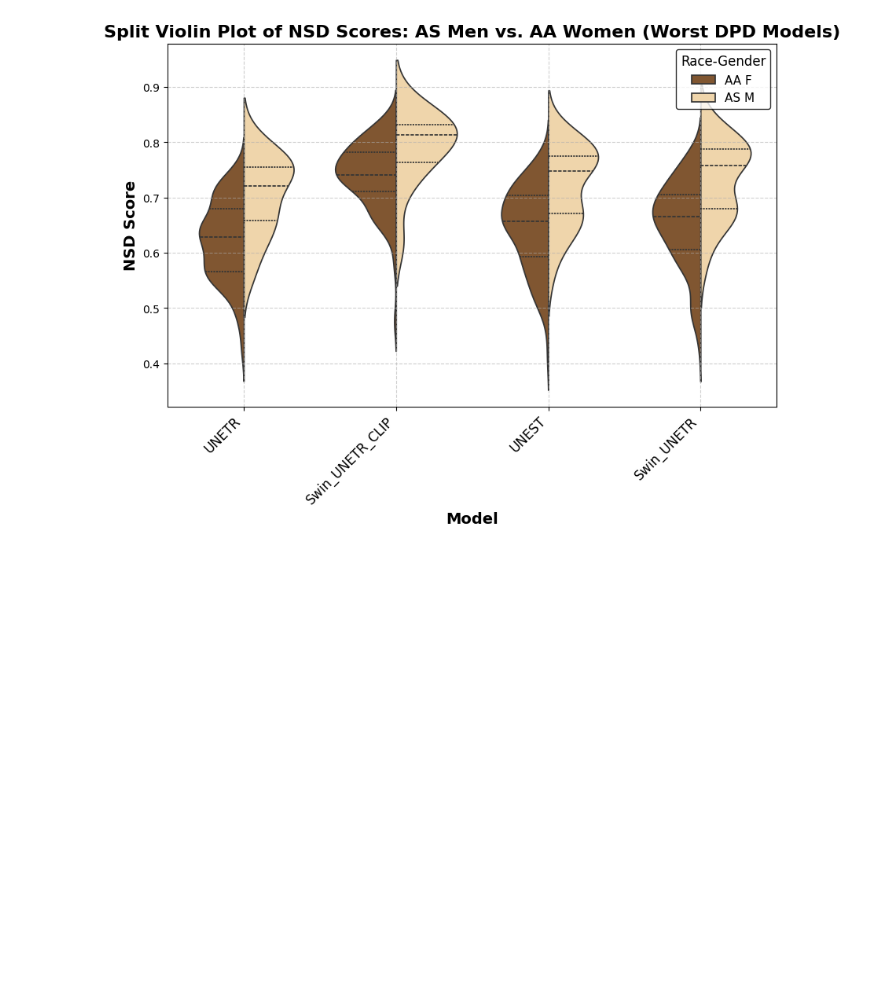
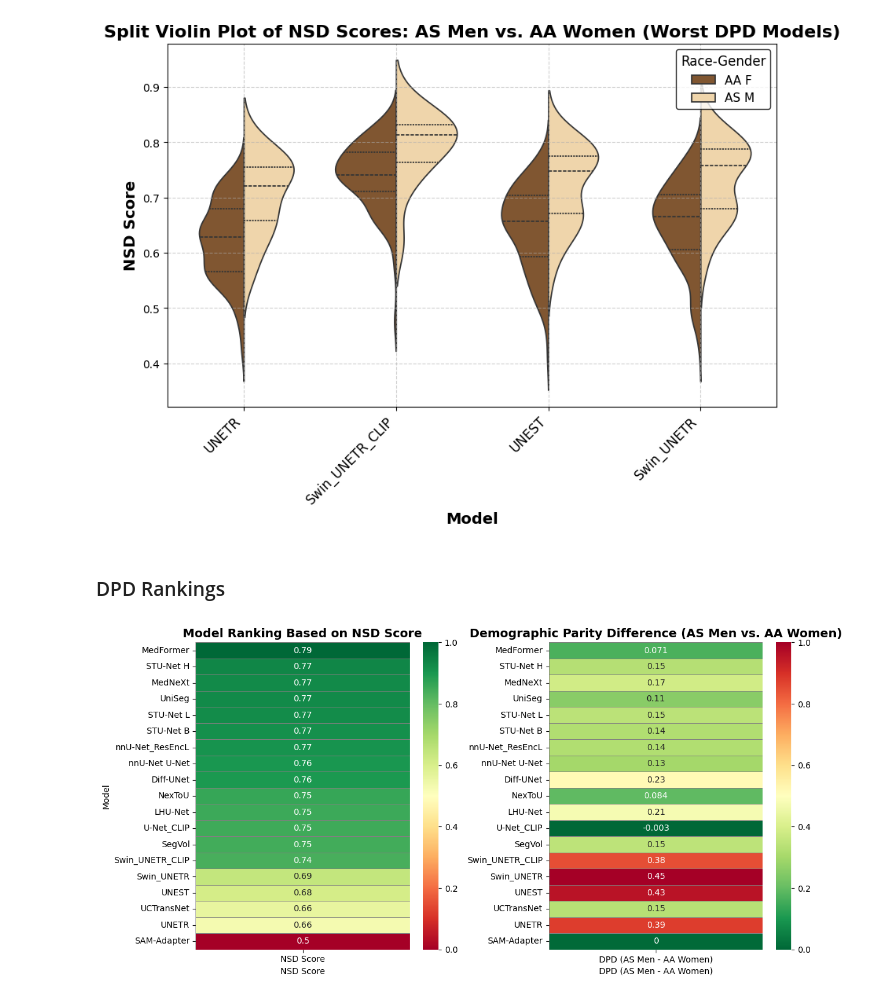
Before and after one commit to ariellubonja/RankInsight, a Jupyter notebook: python_eda.ipynb, the cells around one changed output. Drawn from its saved outputs; the diff is of its cells as text; code cells hidden in the pictures; blank space fills up the shorter version.

```diff
--- a/python_eda.ipynb
+++ b/python_eda.ipynb
@@ -881,3 +1003,44 @@ plt.grid(True, linestyle='--', alpha=0.6)
 plt.show()
 # %% [output]
 [figure]
+# %% [markdown]
+### DPD Rankings
+# %%
+# Compute overall NSD mean per model for ranking
+model_nsd_means = df_nsd_full.groupby('Model')['mean_nsd'].mean().sort_values(ascending=False)
+
+# Compute ranking based on NSD scores (higher NSD = better ranking)
+model_nsd_ranks = model_nsd_means.rank(ascending=False, method='dense')
+
+# Combine NSD rank and DPD values
+ranking_data = pd.DataFrame({
+    'NSD Score': model_nsd_means,
+    'NSD Rank': model_nsd_ranks,
+    'DPD (AS Men - AA Women)': dpd_values
+}).sort_values(by='NSD Rank')
+
+# Normalize values for heatmap consistency
+ranking_data_normalized = (ranking_data - ranking_data.min()) / (ranking_data.max() - ranking_data.min())
+
+# Create side-by-side heatmaps
+fig, axes = plt.subplots(1, 2, figsize=(12, 6))
+
+# Heatmap for NSD Score (ranking models by overall NSD performance)
+sns.heatmap(ranking_data_normalized[['NSD Score']], annot=ranking_data[['NSD Score']].round(3), cmap='RdYlGn',
+            linewidths=0.5, linecolor='gray', cbar=True, ax=axes[0])
+axes[0].set_title('Model Ranking Based on NSD Score', fontsize=14, fontweight='bold')
+axes[0].set_xlabel('NSD Score')
+axes[0].set_ylabel('Model')
+
+# Heatmap for DPD (AS Men vs. AA Women)
+sns.heatmap(ranking_data_normalized[['DPD (AS Men - AA Women)']], annot=ranking_data[['DPD (AS Men - AA Women)']].round(3),
+            cmap='RdYlGn_r', linewidths=0.5, linecolor='gray', cbar=True, ax=axes[1])
+axes[1].set_title('Demographic Parity Difference (AS Men vs. AA Women)', fontsize=14, fontweight='bold')
+axes[1].set_xlabel('DPD (AS Men - AA Women)')
+axes[1].set_ylabel('')
+
+# Adjust layout for clarity
+plt.tight_layout()
+plt.show()
+# %% [output]
+[figure, added]
```
Also changed, not shown: parts of 7 cells of this notebook.
